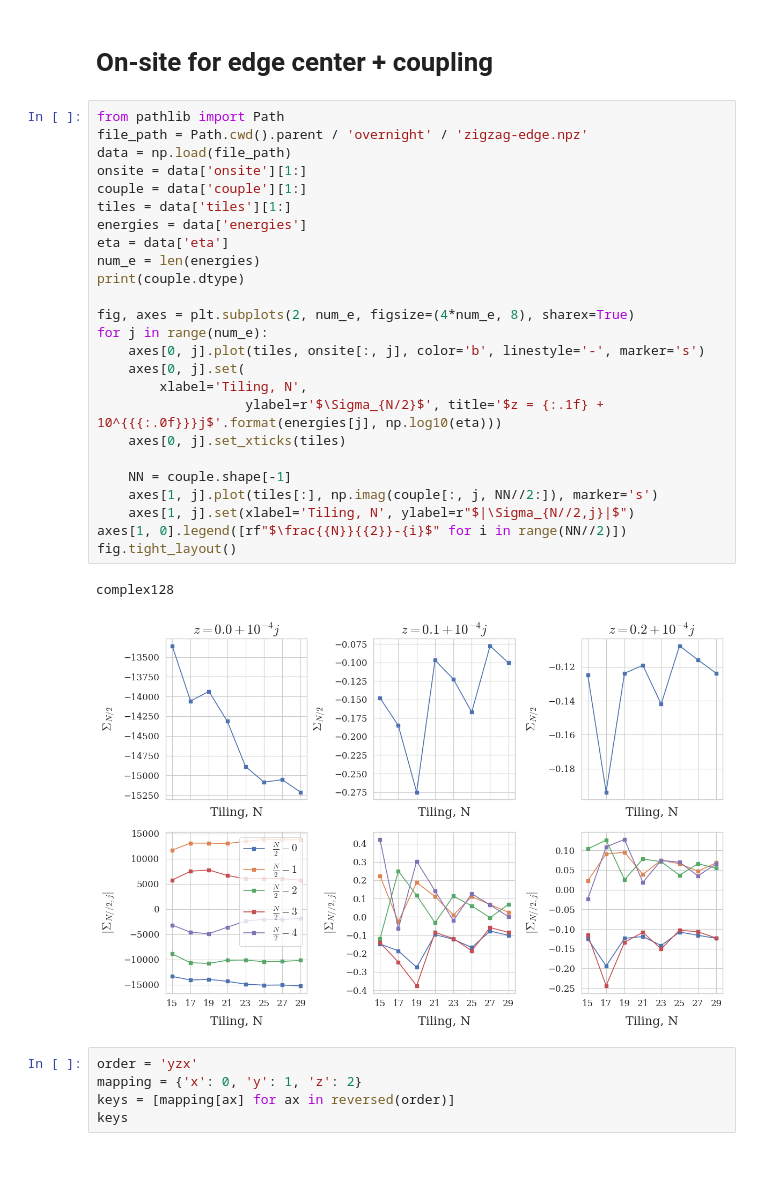
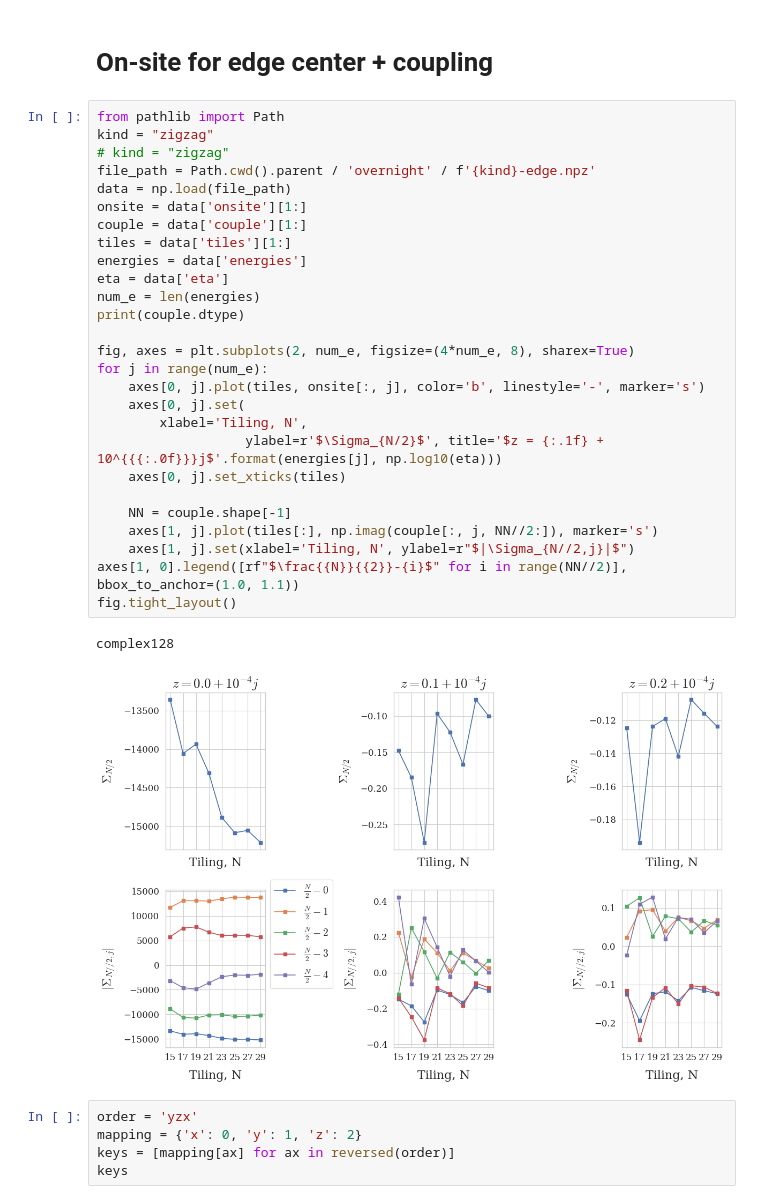
Before and after one commit to BastianValhoj/QTM-ML, a Jupyter notebook: scripts/edge_states.ipynb, the cells around one changed output. Drawn from its saved outputs; the diff is of its cells as text; blank space fills up the shorter version.

Commit message:
will load either armchair or zigzag from 'kind' param

```diff
--- a/scripts/edge_states.ipynb
+++ b/scripts/edge_states.ipynb
@@ -74,32 +74,34 @@ def plot_with_index(geometry):
 # On-site for edge center + coupling
 # %%
 from pathlib import Path
-file_path = Path.cwd().parent / 'overnight' / 'zigzag-edge.npz'
+kind = "zigzag"
+# kind = "zigzag"
+file_path = Path.cwd().parent / 'overnight' / f'{kind}-edge.npz'
 data = np.load(file_path)
 onsite = data['onsite'][1:]
 couple = data['couple'][1:]
 tiles = data['tiles'][1:]
 energies = data['energies']
 eta = data['eta']
 num_e = len(energies)
 print(couple.dtype)
 
 fig, axes = plt.subplots(2, num_e, figsize=(4*num_e, 8), sharex=True)
 for j in range(num_e):
     axes[0, j].plot(tiles, onsite[:, j], color='b', linestyle='-', marker='s')
     axes[0, j].set(
         xlabel='Tiling, N',
                    ylabel=r'$\Sigma_{N/2}$', title='$z = {:.1f} + 10^{{{:.0f}}}j$'.format(energies[j], np.log10(eta)))
     axes[0, j].set_xticks(tiles)
 
     NN = couple.shape[-1]
     axes[1, j].plot(tiles[:], np.imag(couple[:, j, NN//2:]), marker='s')
     axes[1, j].set(xlabel='Tiling, N', ylabel=r"$|\Sigma_{N//2,j}|$")
-axes[1, 0].legend([rf"$\frac{{N}}{{2}}-{i}$" for i in range(NN//2)])
+axes[1, 0].legend([rf"$\frac{{N}}{{2}}-{i}$" for i in range(NN//2)], bbox_to_anchor=(1.0, 1.1))
 fig.tight_layout()
 # %% [output]
 complex128
-[figure, old version]
+[figure, new version]
 # %%
 order = 'yzx'
 mapping = {'x': 0, 'y': 1, 'z': 2}
```
